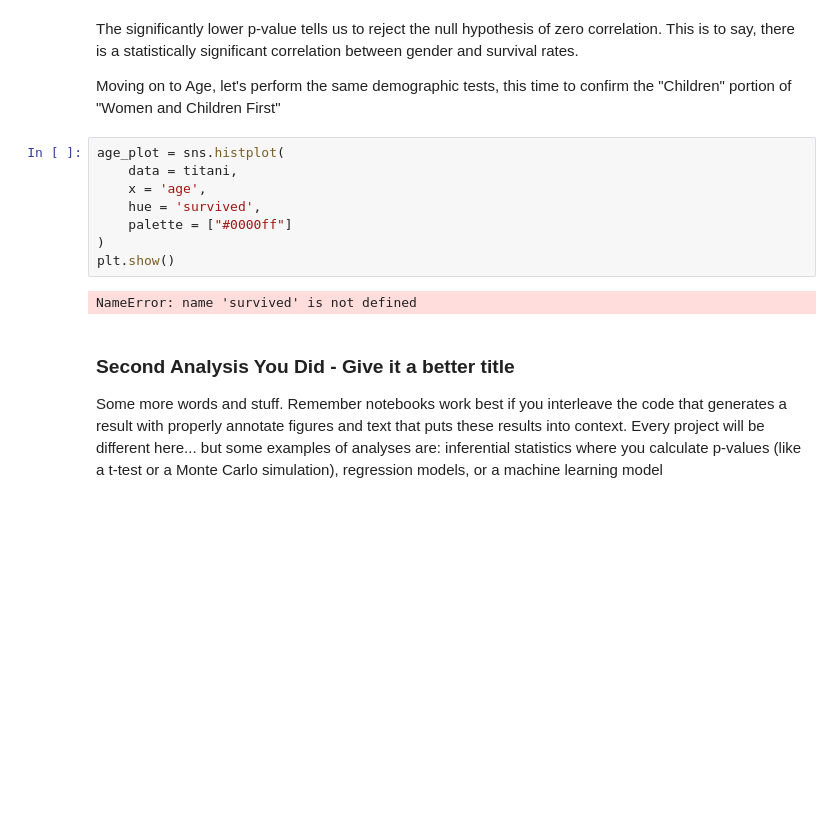
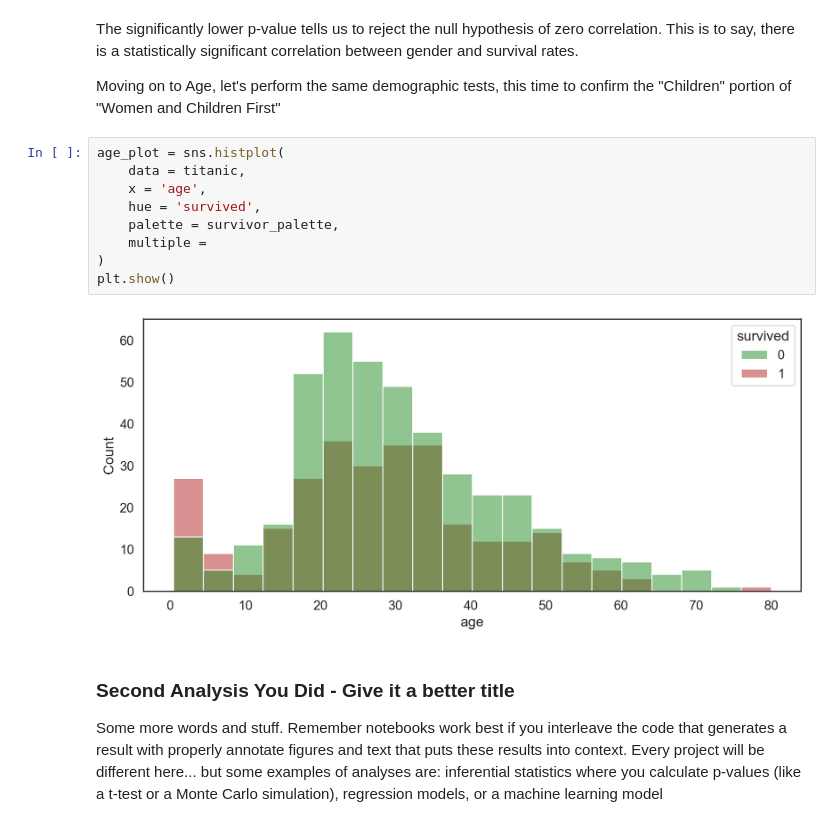
Before and after one commit to COGS108/Group036_WI26, a Jupyter notebook: 03-FinalProject.ipynb, the cells around one changed output. Cells and saved outputs as stored; diff of their text form; blank space fills up the shorter version.

```diff
--- a/03-FinalProject.ipynb
+++ b/03-FinalProject.ipynb
@@ -364,14 +364,15 @@ The significantly lower p-value tells us to reject the null hypothesis of zero c
 Moving on to Age, let's perform the same demographic tests, this time to confirm the "Children" portion of "Women and Children First"
 # %%
 age_plot = sns.histplot(
-    data = titani,
+    data = titanic,
     x = 'age',
     hue = 'survived',
-    palette = ["#0000ff"]
+    palette = survivor_palette,
+    multiple =
 )
 plt.show()
 # %% [output]
-NameError: name 'survived' is not defined
+[figure, added]
 # %% [markdown]
 ### Second Analysis You Did - Give it a better title
 
```
